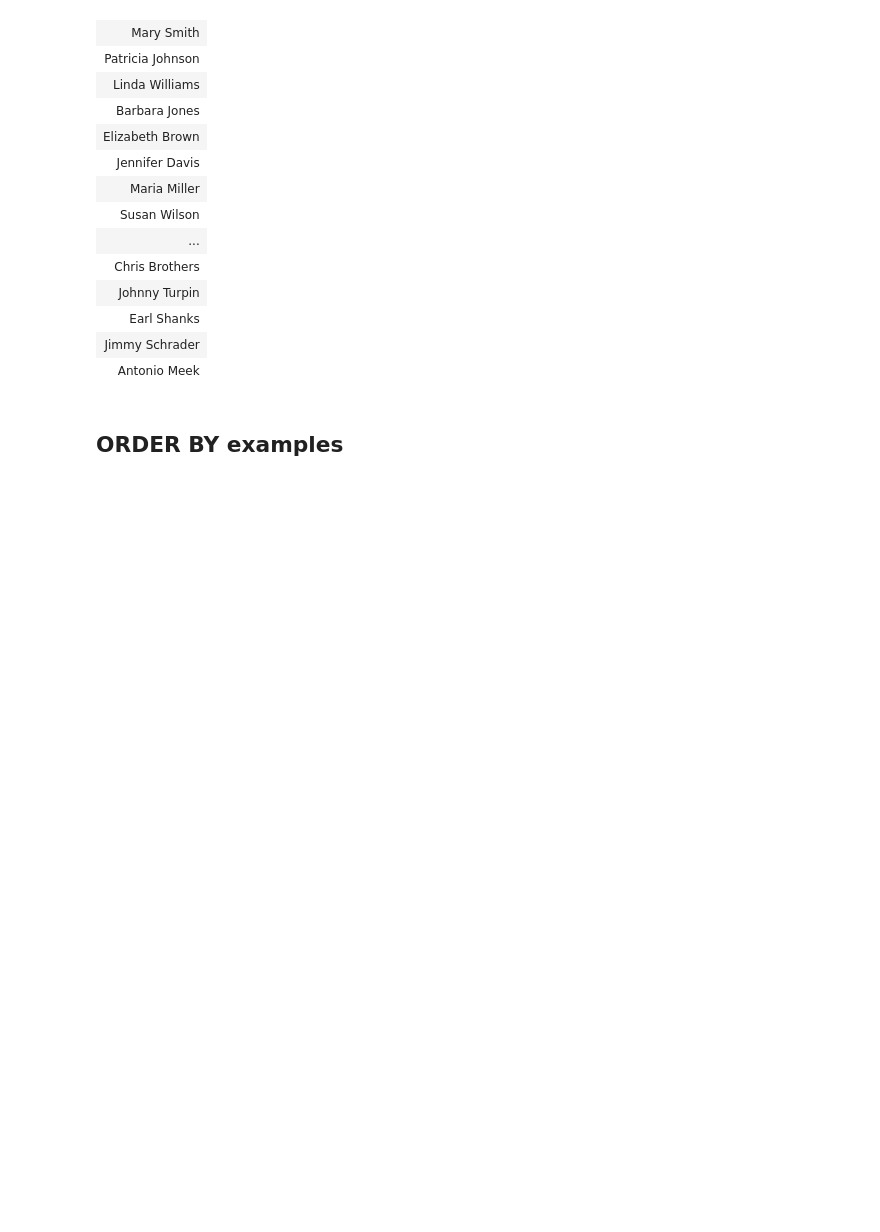
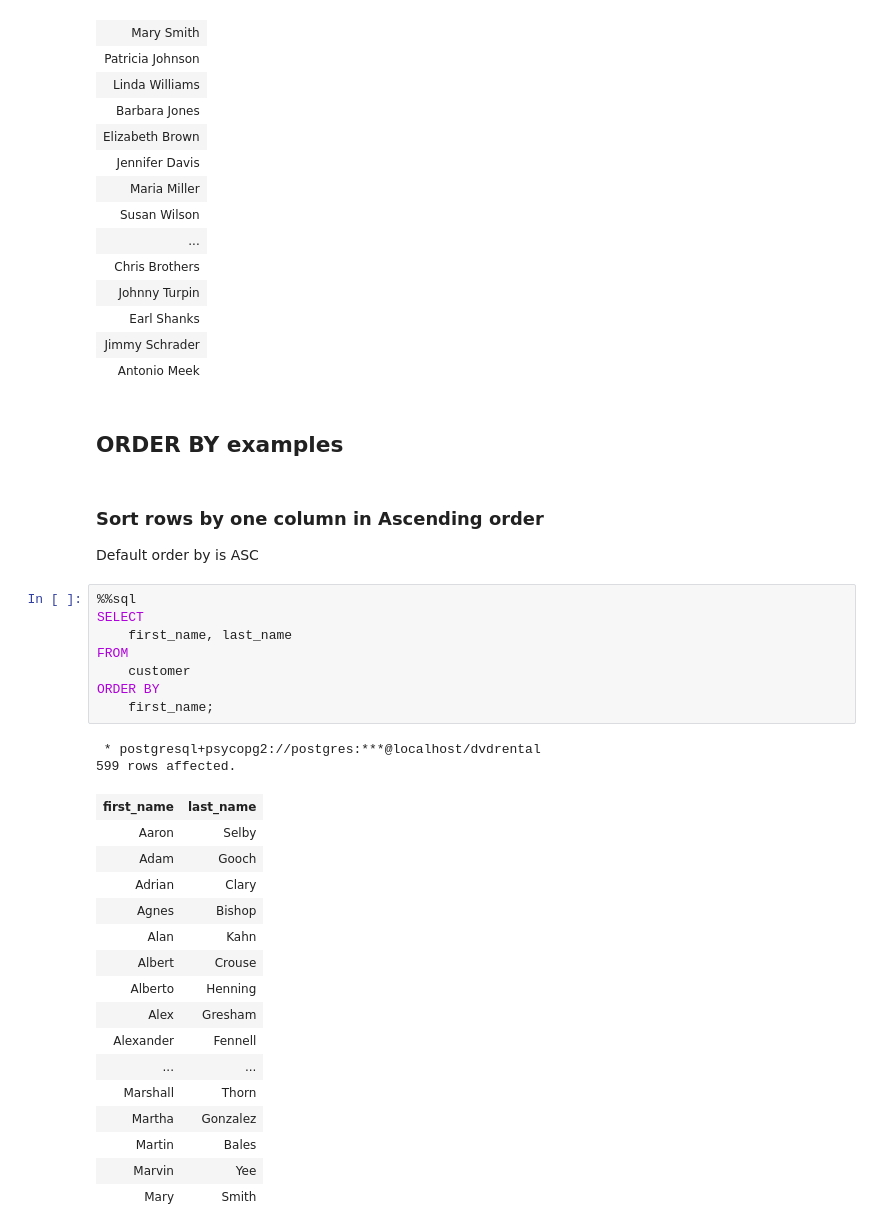
Before and after one commit to nafisa-samia/PostgreSQL-Database-Connection-Using-Python, a Jupyter notebook: Assignment Database Nafisa.ipynb, the cells around one changed output. Saved outputs shown, nothing was run; the diff lists cells and outputs as text; blank space fills up the shorter version.

```diff
--- a/Assignment Database Nafisa.ipynb
+++ b/Assignment Database Nafisa.ipynb
@@ -352,3 +355,33 @@ FROM
 | Antonio Meek |
 # %% [markdown]
 ## ORDER BY examples
+# %% [markdown]
+### Sort rows by one column in Ascending order
+Default order by is ASC
+# %%
+%%sql
+SELECT
+    first_name, last_name
+FROM
+    customer
+ORDER BY
+    first_name;
+# %% [output]
+ * postgresql+psycopg2://postgres:***@localhost/dvdrental
+599 rows affected.
+| first_name | last_name |
+| Aaron | Selby |
+| Adam | Gooch |
+| Adrian | Clary |
+| Agnes | Bishop |
+| Alan | Kahn |
+| Albert | Crouse |
+| Alberto | Henning |
+| Alex | Gresham |
+| Alexander | Fennell |
+| ... | ... |
+| Marshall | Thorn |
+| Martha | Gonzalez |
+| Martin | Bales |
+| Marvin | Yee |
+| Mary | Smith |
```
Also changed, not shown: parts of 25 cells of this notebook.
